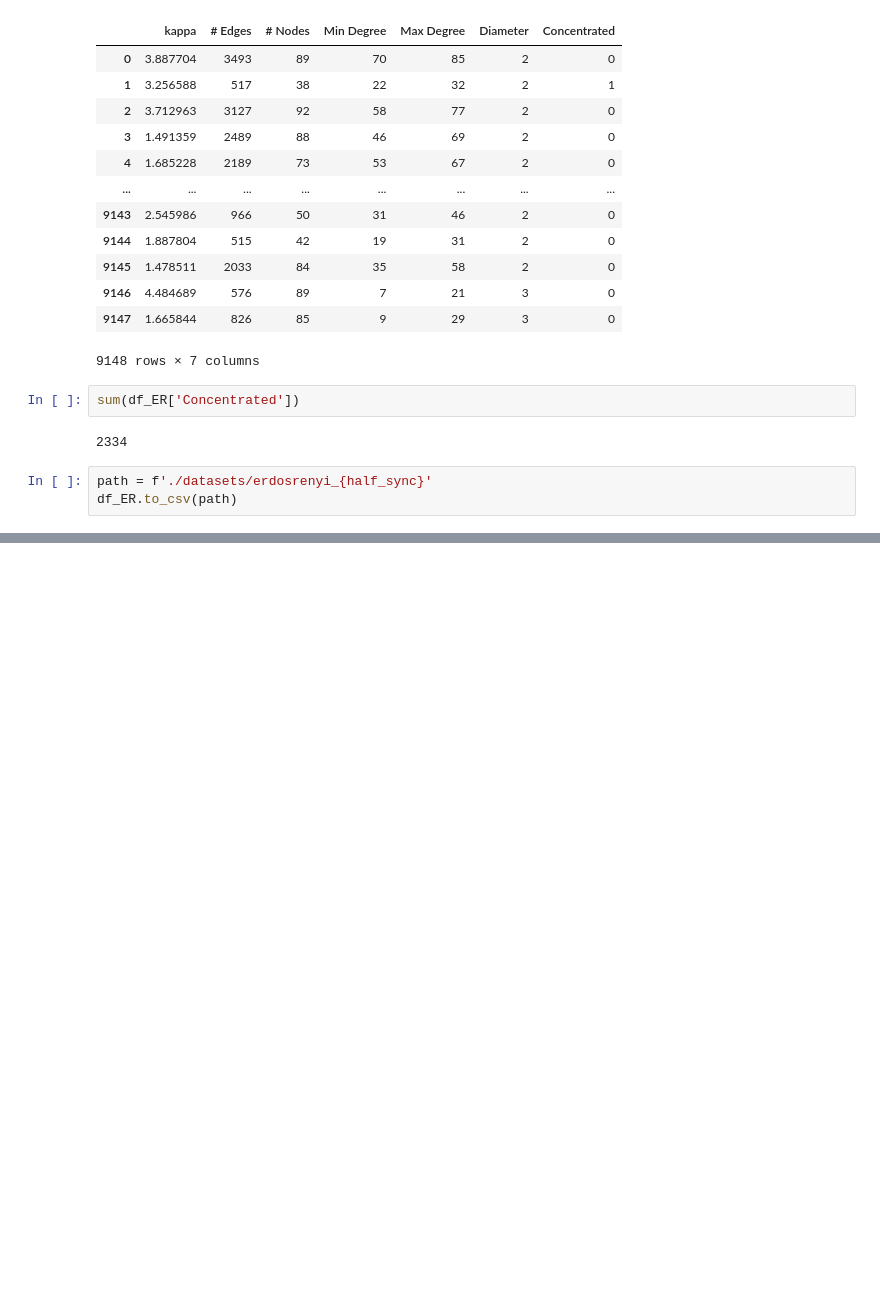
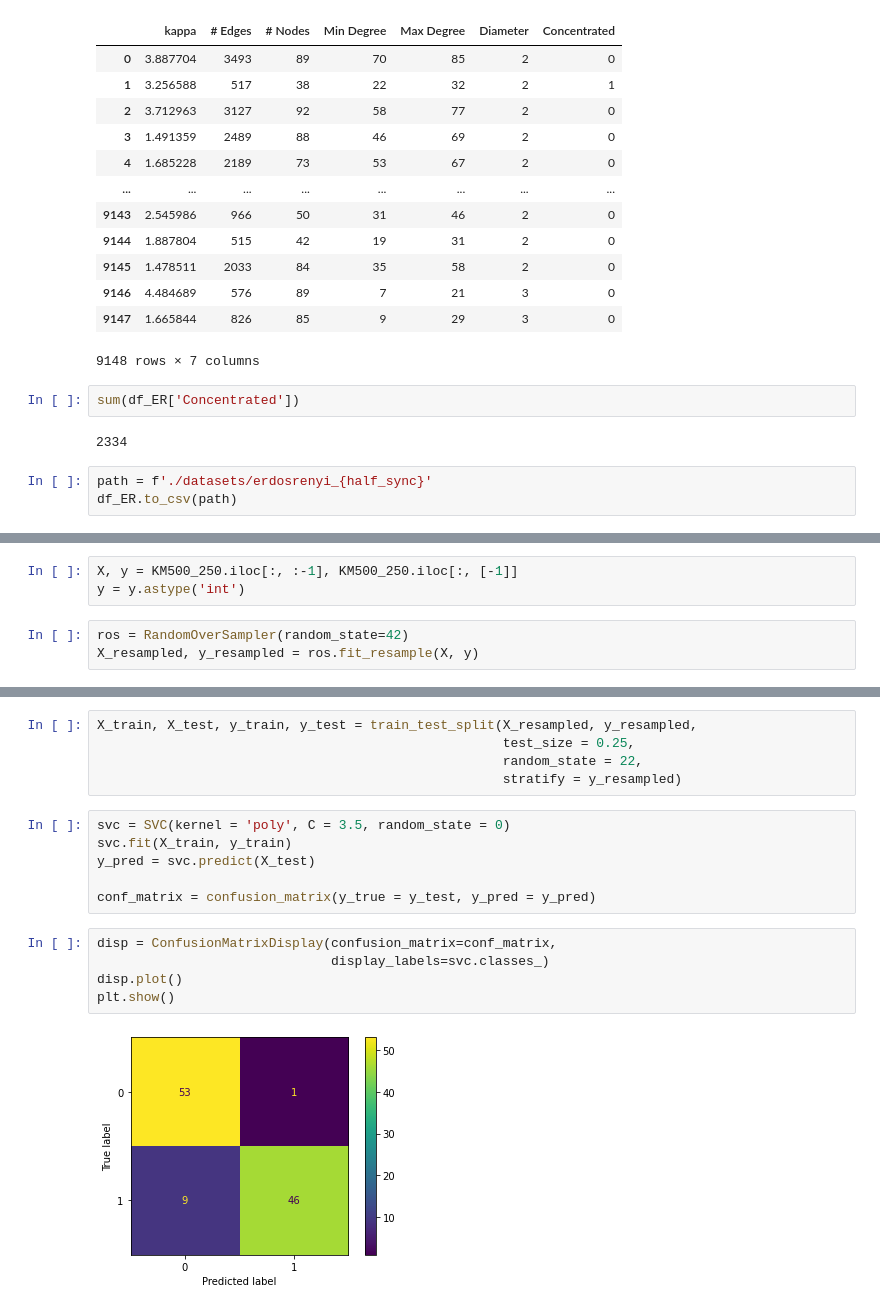
Before and after one commit to BryaneX455/reu2022, a Jupyter notebook: Kuramoto Model/kuramoto_DBgen.ipynb, the cells around one changed output, grey strips where cells are left out. Drawn from its saved outputs; the diff is of its cells as text; blank space fills up the shorter version.

```diff
--- a/Kuramoto Model/kuramoto_DBgen.ipynb
+++ b/Kuramoto Model/kuramoto_DBgen.ipynb
@@ -203,0 +239,6 @@ int(random.uniform(1, 25))
+# %%
+X, y = KM500_250.iloc[:, :-1], KM500_250.iloc[:, [-1]]
+y = y.astype('int')
+# %%
+ros = RandomOverSampler(random_state=42)
+X_resampled, y_resampled = ros.fit_resample(X, y)
@@ -203,0 +261,18 @@ int(random.uniform(1, 25))
+# %%
+X_train, X_test, y_train, y_test = train_test_split(X_resampled, y_resampled,
+                                                    test_size = 0.25,
+                                                    random_state = 22,
+                                                    stratify = y_resampled)
+# %%
+svc = SVC(kernel = 'poly', C = 3.5, random_state = 0)
+svc.fit(X_train, y_train)
+y_pred = svc.predict(X_test)
+
+conf_matrix = confusion_matrix(y_true = y_test, y_pred = y_pred)
+# %%
+disp = ConfusionMatrixDisplay(confusion_matrix=conf_matrix,
+                              display_labels=svc.classes_)
+disp.plot()
+plt.show()
+# %% [output]
+[figure, added]
```
Also changed, not shown: parts of 11 cells of this notebook, 2 other files.
